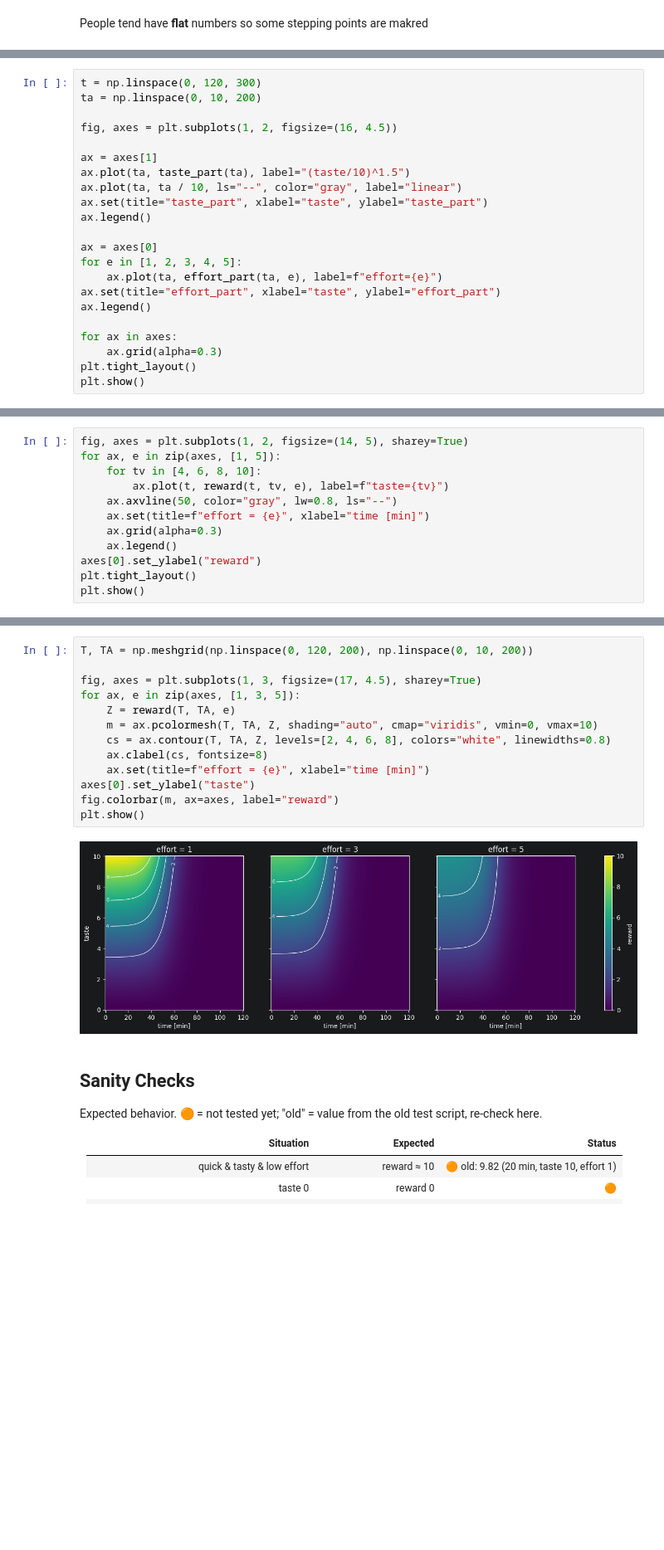
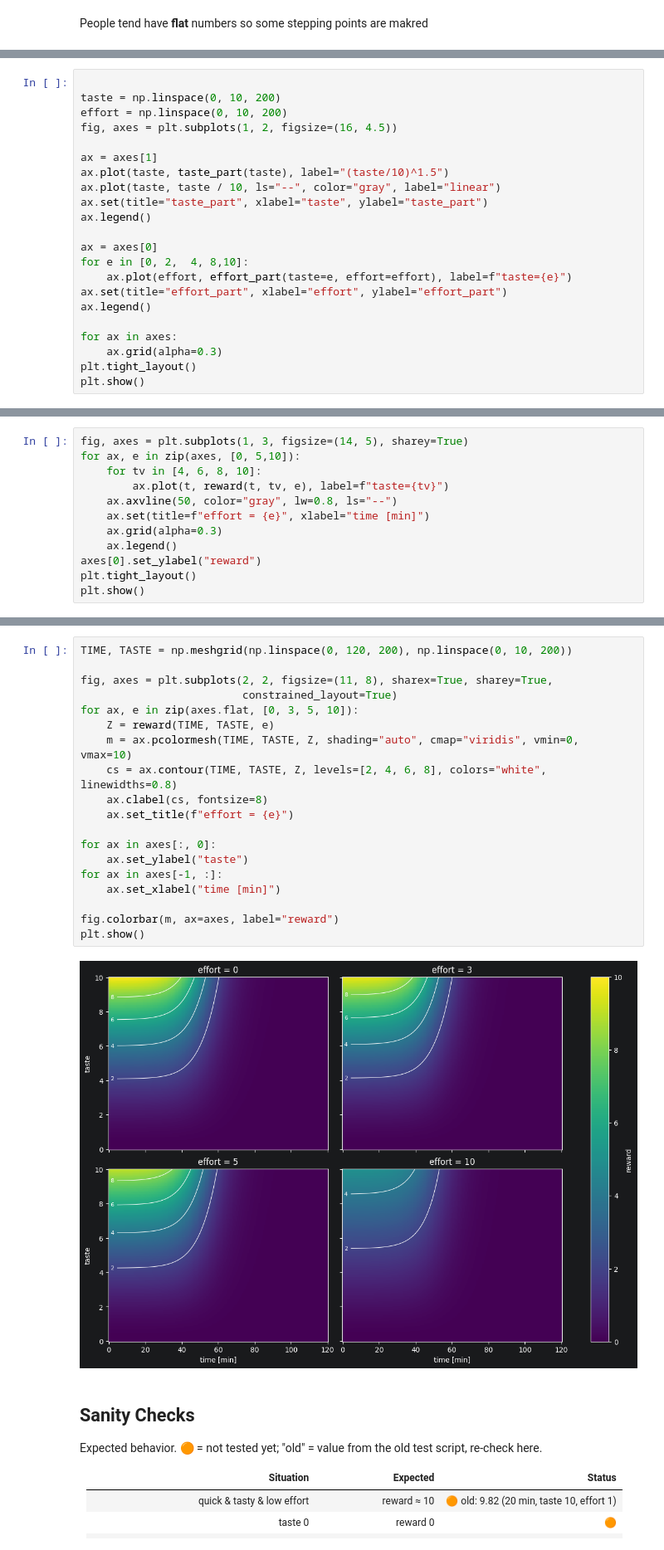
Before and after one commit to FunPhantasie/SmartFood, a Jupyter notebook: docs/Testing/reward_score.ipynb, the cells around one changed output, grey strips where cells are left out. Shown at 83% size. Saved outputs shown, nothing was run; the diff lists cells and outputs as text; blank space fills up the shorter version.

```diff
--- a/docs/Testing/reward_score.ipynb
+++ b/docs/Testing/reward_score.ipynb
@@ -80,21 +80,21 @@ $$
 \text{reward} = 10 \cdot \text{timescore} \cdot \text{taste\_part} \cdot \text{effort\_part} \in [0, 10]
 $$
 # %%
-t = np.linspace(0, 120, 300)
-ta = np.linspace(0, 10, 200)
 
+taste = np.linspace(0, 10, 200)
+effort = np.linspace(0, 10, 200)
 fig, axes = plt.subplots(1, 2, figsize=(16, 4.5))
 
 ax = axes[1]
-ax.plot(ta, taste_part(ta), label="(taste/10)^1.5")
-ax.plot(ta, ta / 10, ls="--", color="gray", label="linear")
+ax.plot(taste, taste_part(taste), label="(taste/10)^1.5")
+ax.plot(taste, taste / 10, ls="--", color="gray", label="linear")
 ax.set(title="taste_part", xlabel="taste", ylabel="taste_part")
 ax.legend()
 
 ax = axes[0]
-for e in [1, 2, 3, 4, 5]:
-    ax.plot(ta, effort_part(ta, e), label=f"effort={e}")
-ax.set(title="effort_part", xlabel="taste", ylabel="effort_part")
+for e in [0, 2,  4, 8,10]:
+    ax.plot(effort, effort_part(taste=e, effort=effort), label=f"taste={e}")
+ax.set(title="effort_part", xlabel="effort", ylabel="effort_part")
 ax.legend()
 
 for ax in axes:
@@ -106,6 +106,6 @@ plt.show()
 # %%
-fig, axes = plt.subplots(1, 2, figsize=(14, 5), sharey=True)
-for ax, e in zip(axes, [1, 5]):
+fig, axes = plt.subplots(1, 3, figsize=(14, 5), sharey=True)
+for ax, e in zip(axes, [0, 5,10]):
     for tv in [4, 6, 8, 10]:
         ax.plot(t, reward(t, tv, e), label=f"taste={tv}")
     ax.axvline(50, color="gray", lw=0.8, ls="--")
@@ -138,18 +130,24 @@ Idea:
 # %%
-T, TA = np.meshgrid(np.linspace(0, 120, 200), np.linspace(0, 10, 200))
+TIME, TASTE = np.meshgrid(np.linspace(0, 120, 200), np.linspace(0, 10, 200))
 
-fig, axes = plt.subplots(1, 3, figsize=(17, 4.5), sharey=True)
-for ax, e in zip(axes, [1, 3, 5]):
-    Z = reward(T, TA, e)
-    m = ax.pcolormesh(T, TA, Z, shading="auto", cmap="viridis", vmin=0, vmax=10)
-    cs = ax.contour(T, TA, Z, levels=[2, 4, 6, 8], colors="white", linewidths=0.8)
+fig, axes = plt.subplots(2, 2, figsize=(11, 8), sharex=True, sharey=True,
+                         constrained_layout=True)
+for ax, e in zip(axes.flat, [0, 3, 5, 10]):
+    Z = reward(TIME, TASTE, e)
+    m = ax.pcolormesh(TIME, TASTE, Z, shading="auto", cmap="viridis", vmin=0, vmax=10)
+    cs = ax.contour(TIME, TASTE, Z, levels=[2, 4, 6, 8], colors="white", linewidths=0.8)
     ax.clabel(cs, fontsize=8)
-    ax.set(title=f"effort = {e}", xlabel="time [min]")
-axes[0].set_ylabel("taste")
+    ax.set_title(f"effort = {e}")
+
+for ax in axes[:, 0]:
+    ax.set_ylabel("taste")
+for ax in axes[-1, :]:
+    ax.set_xlabel("time [min]")
+
 fig.colorbar(m, ax=axes, label="reward")
 plt.show()
 # %% [output]
-[figure, old version]
+[figure, new version]
 # %% [markdown]
 ## Sanity Checks
 
```
Also changed, not shown: parts of 6 cells of this notebook, 1 other file.
